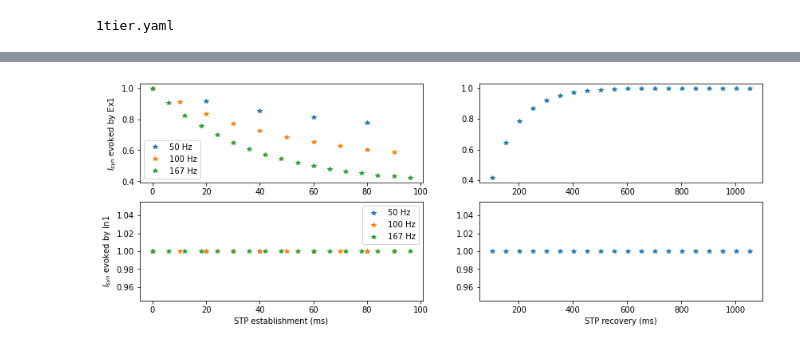
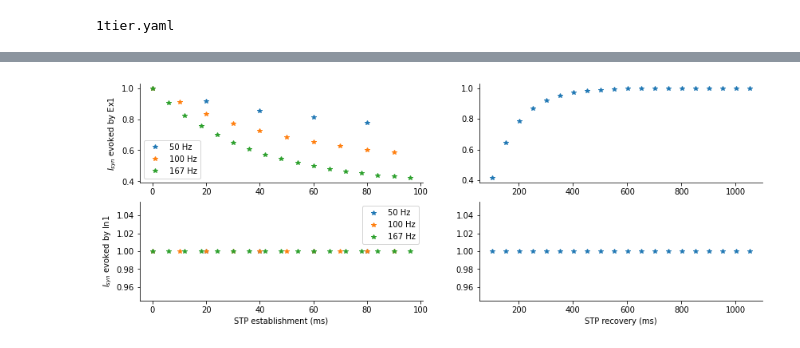
Before and after one commit to kernfel/cantata, a Jupyter notebook: Sanity checks.ipynb, the cells around one changed output, grey strips where cells are left out. Cells and saved outputs as stored; diff of their text form; code cells hidden in the pictures.

```diff
--- a/Sanity checks.ipynb
+++ b/Sanity checks.ipynb
@@ -32,10 +28,49 @@ for name, pop in cfg.model.populations.items():
         populations[name] = p
 # %%
 for name in drivers.keys():
-    assert np.all([name not in t for t in targets.values()]), name
+    assert np.all([name not in t for t in projections.values()]), name
 # %%
 base_cfg = cfg.copy()
 del base_cfg.model_config
 base_cfg.model.populations = Box()
 # %%
 second = int(1/base_cfg.time_step)
+# %%
+# Activity check
+
+act_cfg = base_cfg.copy()
+act_cfg.batch_size = 1
+act_cfg.n_inputs = 0
+act_cfg.n_steps = int(0.5*second)
+act_cfg.model.populations.Output = Box({})
+
+inputs = torch.zeros(act_cfg.batch_size, act_cfg.n_steps, act_cfg.n_inputs, **act_cfg.tspec)
+t = np.arange(act_cfg.n_steps) * act_cfg.time_step
+
+plt.figure(figsize=figsize)
+for i, (name, pop) in enumerate(populations.items()):
+    act_cfg.model.populations.Probe = pop.copy()
+    act_cfg.model.populations.Probe.n = 1
+    act_cfg.model.populations.Probe.targets = Box(dict(Output={}))
+    cantata.config.load(act_cfg)
+    m = cantata.Module()
+    with torch.no_grad():
+        state,epoch,record = m.forward_init(inputs, ['mem'])
+        epoch.W[1,0] = torch.sign(epoch.W[1,0])*0.5 # Probe to Output
+        state.mem[0,0] = 0
+        m.forward_run(state,epoch,record)
+        m.forward_close(record)
+
+    plt.subplot(2,len(populations),2*i+1)
+    plt.axhline(1, c='lightgray', ls='--')
+    plt.plot(t, record.mem[0,:,1].cpu().numpy())
+    plt.ylabel(f'{name} $V_m$')
+    if i==len(populations)-1:
+        plt.xlabel('Time (s)')
+
+    plt.subplot(2,len(populations),2*i+2)
+    plt.plot(t, record.mem[0,:,0].cpu().numpy())
+    plt.ylabel('$\downarrow$ postsynaptic effect')
+    if i==len(populations)-1:
+        plt.xlabel('Time (s)')
+sns.despine()
@@ -76,31 +113,32 @@ for i,idx in enumerate(est_idx):
 
 plt.figure(figsize=figsize)
 for i, (name, pop) in enumerate(populations.items()):
     stp_cfg.model.populations.Probe = pop.copy()
     stp_cfg.model.populations.Probe.n = 1
     stp_cfg.model.populations.Probe.noise_N = 0
     stp_cfg.model.populations.Probe.targets = Box(dict(Output={}))
     cantata.config.load(stp_cfg)
     m = cantata.Module()
     with torch.no_grad():
         state,epoch,record = m.forward_init(inputs, ['syn'])
         epoch.W[0,2] = 1 # Driver to Probe
         epoch.W[2,1] = 1 # Probe to Output
         m.forward_run(state,epoch,record)
         m.forward_close(record)
 
     plt.subplot(2,len(populations),2*i+1)
     for j,idx in enumerate(est_idx):
         plt.plot(est_ms[j], record.syn[rec_steps+j, idx+2, 1].cpu().numpy(), '*',
                  label=f'{1/(cfg.time_step * est_steps[j]):.0f} Hz')
     plt.legend()
     if i==len(populations)-1:
         plt.xlabel('STP establishment (ms)')
     plt.ylabel(f'$I_{{syn}}$ evoked by {name}')
 
     plt.subplot(2,len(populations),2*i+2)
     plt.plot(recover_ms, record.syn[torch.arange(rec_steps),recover_idx+2,1].cpu().numpy(), '*')
     if i==len(populations)-1:
         plt.xlabel('STP recovery (ms)')
+sns.despine()
 # %% [output]
-[figure, old version]
+[figure, new version]
```
Also changed, not shown: parts of 8 cells of this notebook, 1 other file.
